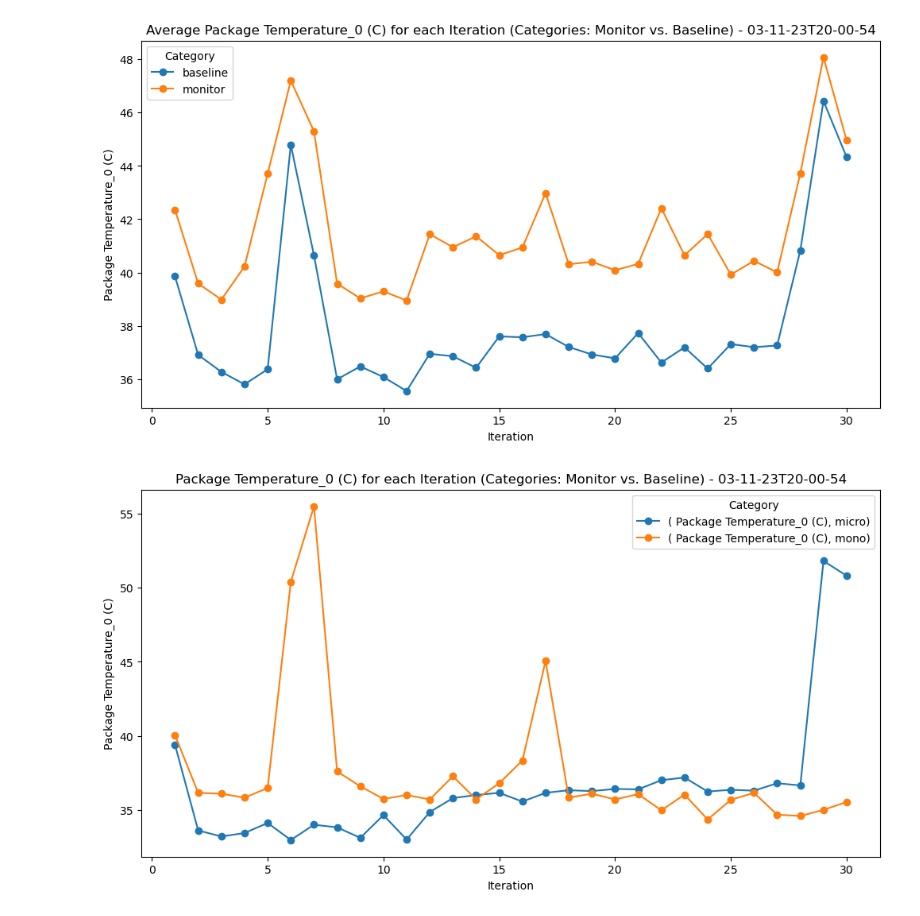
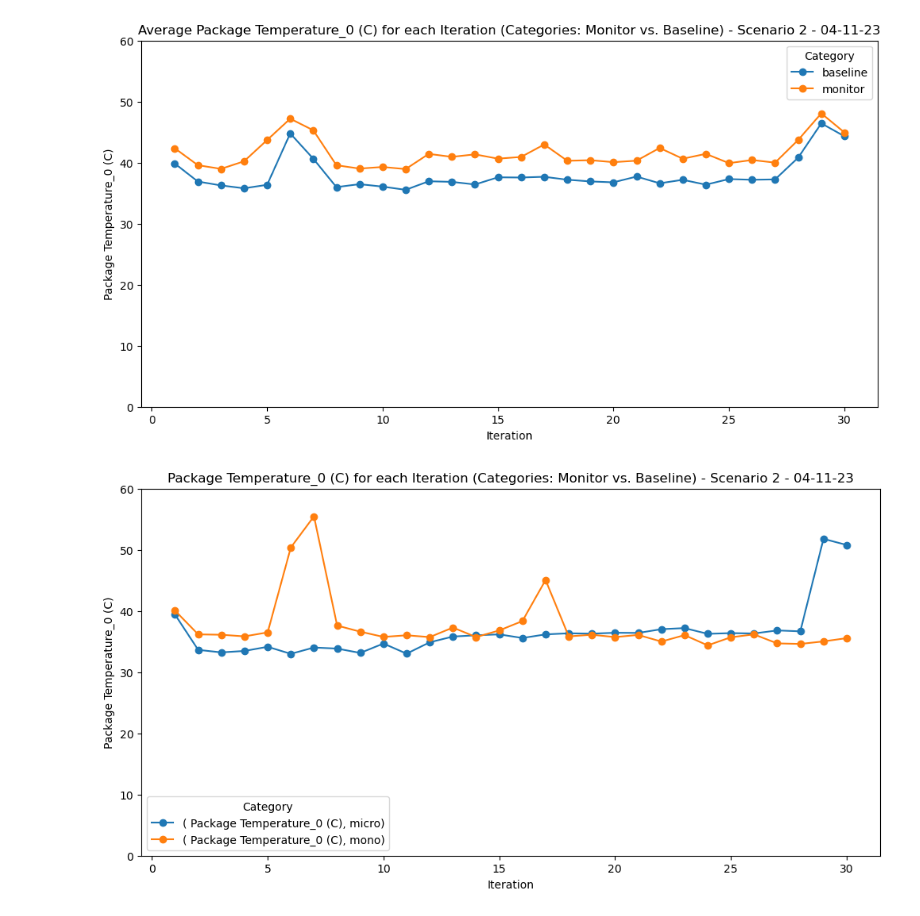
Before and after one commit to ticket-monster-msa/monolith, a Jupyter notebook: data-visualisation/nov-4-scenario-2-new-charger/visualise.ipynb, the cells around one changed output. Drawn from its saved outputs; the diff is of its cells as text; code cells hidden in the pictures.

Commit message:
Consistency with results and graphs in last 3 data vis results:

```diff
--- a/data-visualisation/nov-4-scenario-2-new-charger/visualise.ipynb
+++ b/data-visualisation/nov-4-scenario-2-new-charger/visualise.ipynb
@@ -7,7 +7,7 @@ import os
 
 output_directory = './img/'
 df = pd.read_csv('extracted_values.csv')
-datetime = "03-11-23T20-00-54"
+datetime = "Scenario 2 - 04-11-23"
 # %%
 # Filter the DataFrame to include only "api-baseline" and "api-monitor"
 filtered_df = df[df["File"].isin(["frontend-monitor", "api-monitor"])]
@@ -77,29 +79,33 @@ plt.title("Average Package Temperature_0 (C) for each Iteration (Categories: Mon
 
 plt.legend(title="Category")
 
-plt.savefig(os.path.join(output_directory, 'average_temp.png'), bbox_inches='tight', dpi=300)
+plt.ylim(0, 60)
+
+plt.savefig(os.path.join(output_directory, 'average_temp' + datetime + '.png'), bbox_inches='tight', dpi=300)
 plt.show()
 # %% [output]
-[figure, old version]
+[figure, new version]
 # %%
 filtered_df = df[~df["File"].str.contains("baseline")]
 filtered_df = filtered_df[~filtered_df["File"].str.contains("frontend")]
 
 
 pivoted_df = filtered_df.pivot_table(index=["#", "Architecture"], values=" Package Temperature_0 (C)", aggfunc="sum").unstack()
 
 pivoted_df.plot(kind="line", marker="o", figsize=(12, 6))
 
 plt.xlabel("Iteration")
 plt.ylabel("Package Temperature_0 (C)")
 
 plt.title("Package Temperature_0 (C) for each Iteration (Categories: Monitor vs. Baseline) - " + datetime)
 plt.legend(title="Category")
 
-plt.savefig(os.path.join(output_directory, 'sum_temp.png'), bbox_inches='tight', dpi=300)
+plt.ylim(0, 60)
+
+plt.savefig(os.path.join(output_directory, 'sum_temp' + datetime + '.png'), bbox_inches='tight', dpi=300)
 plt.show()
 # %% [output]
-[figure, old version]
+[figure, new version]
 # %%
 filtered_df = df[~df["File"].str.contains("baseline")]
 
```
Also changed, not shown: parts of 3 cells of this notebook, 31 other files.
